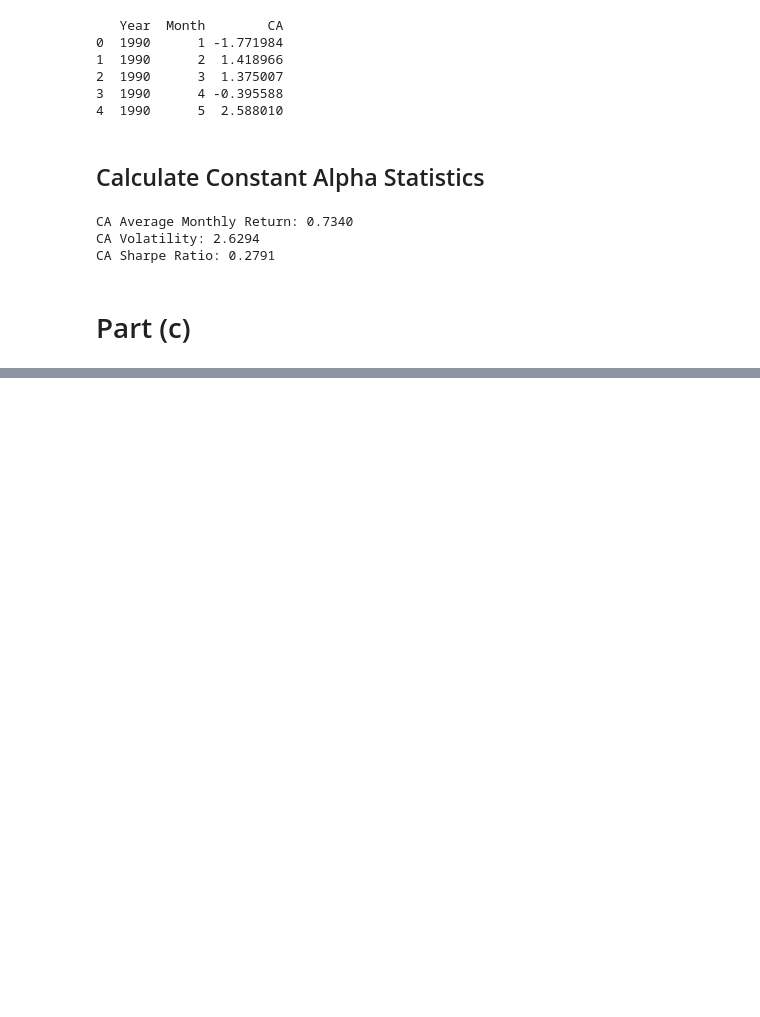
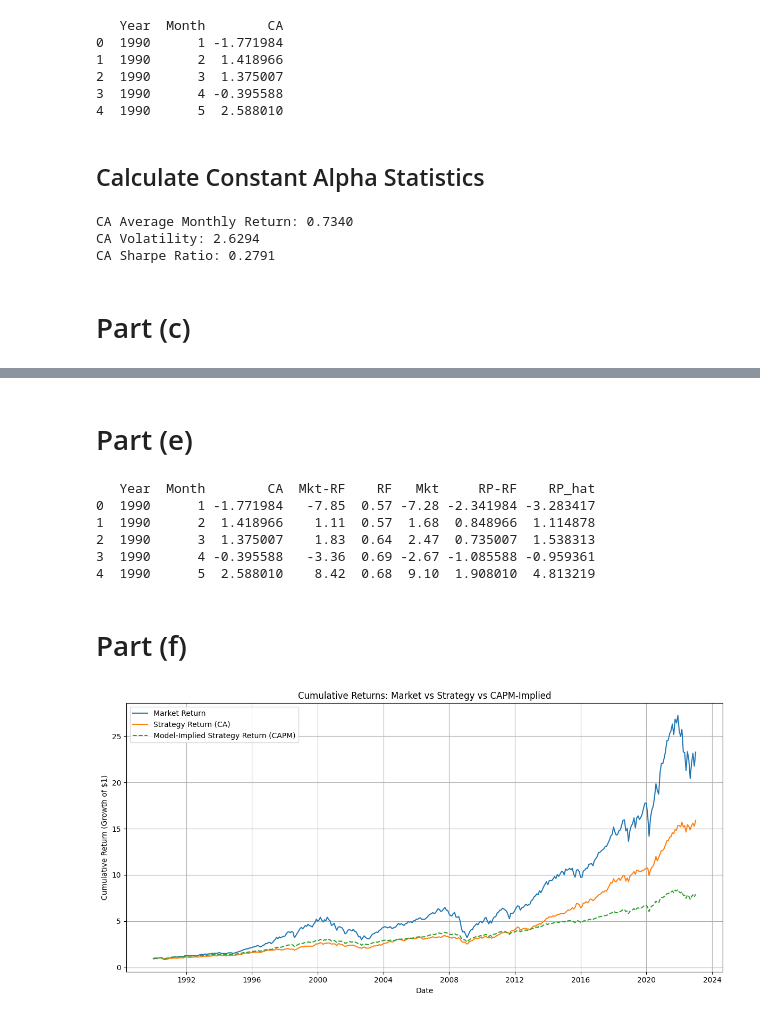
Before and after one commit to tiaeabraham/pbj-bem114, a Jupyter notebook: problem1.ipynb, the cells around one changed output, grey strips where cells are left out. Cells and saved outputs as stored; diff of their text form; code cells hidden in the pictures; blank space fills up the shorter version.

```diff
--- a/problem1.ipynb
+++ b/problem1.ipynb
@@ -93,0 +135,5 @@ CA Sharpe Ratio: 0.2791
+# %%
+results = estimate_capm(ss, ff, 'CA')
+print(f"Alpha: {results['alpha']:.4f}")
+print(f"Beta: {results['beta']:.4f}")
+print(results['summary'])
@@ -93,0 +158,43 @@ CA Sharpe Ratio: 0.2791
+# %% [markdown]
+# Part (e)
+# %%
+# Calculate CAPM-implied return for each time period
+capm_df = results['capm_df']
+capm_df['RP_hat'] = capm_df['RF'] + results['beta'] * capm_df['Mkt-RF']
+print(capm_df.head())
+# %% [output]
+   Year  Month        CA  Mkt-RF    RF   Mkt     RP-RF    RP_hat
+0  1990      1 -1.771984   -7.85  0.57 -7.28 -2.341984 -3.283417
+1  1990      2  1.418966    1.11  0.57  1.68  0.848966  1.114878
+2  1990      3  1.375007    1.83  0.64  2.47  0.735007  1.538313
+3  1990      4 -0.395588   -3.36  0.69 -2.67 -1.085588 -0.959361
+4  1990      5  2.588010    8.42  0.68  9.10  1.908010  4.813219
+# %% [markdown]
+# Part (f)
+# %%
+# Compute cumulative returns (log or compound, depending on preference)
+capm_df['Mkt_cum'] = (1 + capm_df['Mkt'] / 100).cumprod()
+capm_df['CA_cum'] = (1 + capm_df['CA'] / 100).cumprod()
+capm_df['RP_hat_cum'] = (1 + capm_df['RP_hat'] / 100).cumprod()
+
+# Create time axis from Year and Month
+capm_df['Date'] = pd.to_datetime(capm_df['Year'].astype(str) +
+                                 capm_df['Month'].astype(str).str.zfill(2),
+                                 format='%Y%m')
+
+# Plotting
+plt.figure(figsize=(12, 6))
+plt.plot(capm_df['Date'], capm_df['Mkt_cum'], label='Market Return')
+plt.plot(capm_df['Date'], capm_df['CA_cum'], label='Strategy Return (CA)')
+plt.plot(capm_df['Date'], capm_df['RP_hat_cum'],
+         label='Model-Implied Strategy Return (CAPM)', linestyle='--')
+
+plt.title('Cumulative Returns: Market vs Strategy vs CAPM-Implied')
+plt.xlabel('Date')
+plt.ylabel('Cumulative Return (Growth of $1)')
+plt.legend()
+plt.grid(True)
+plt.tight_layout()
+plt.show()
+# %% [output]
+[figure, added]
```
Also changed, not shown: parts of 4 cells of this notebook.
